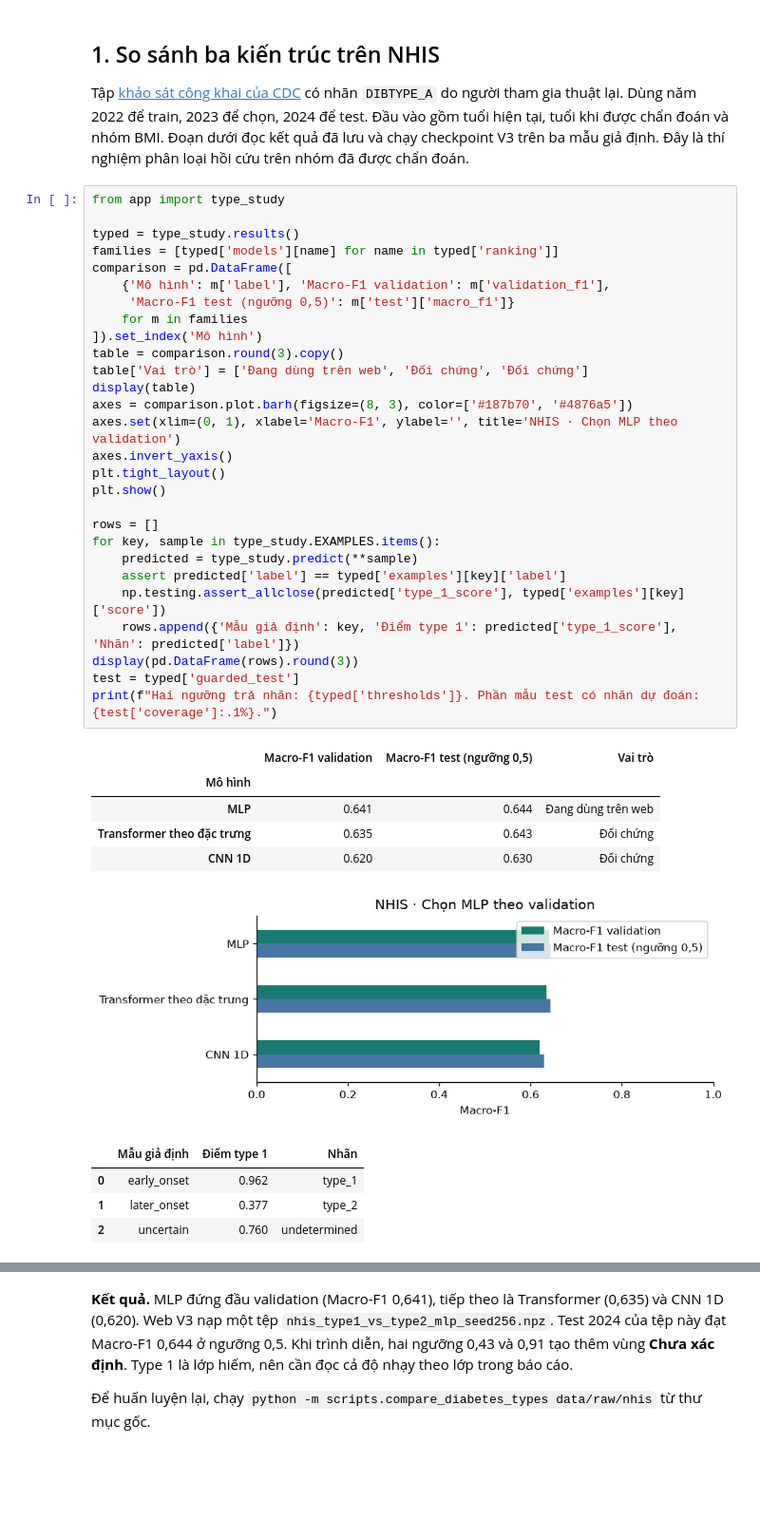
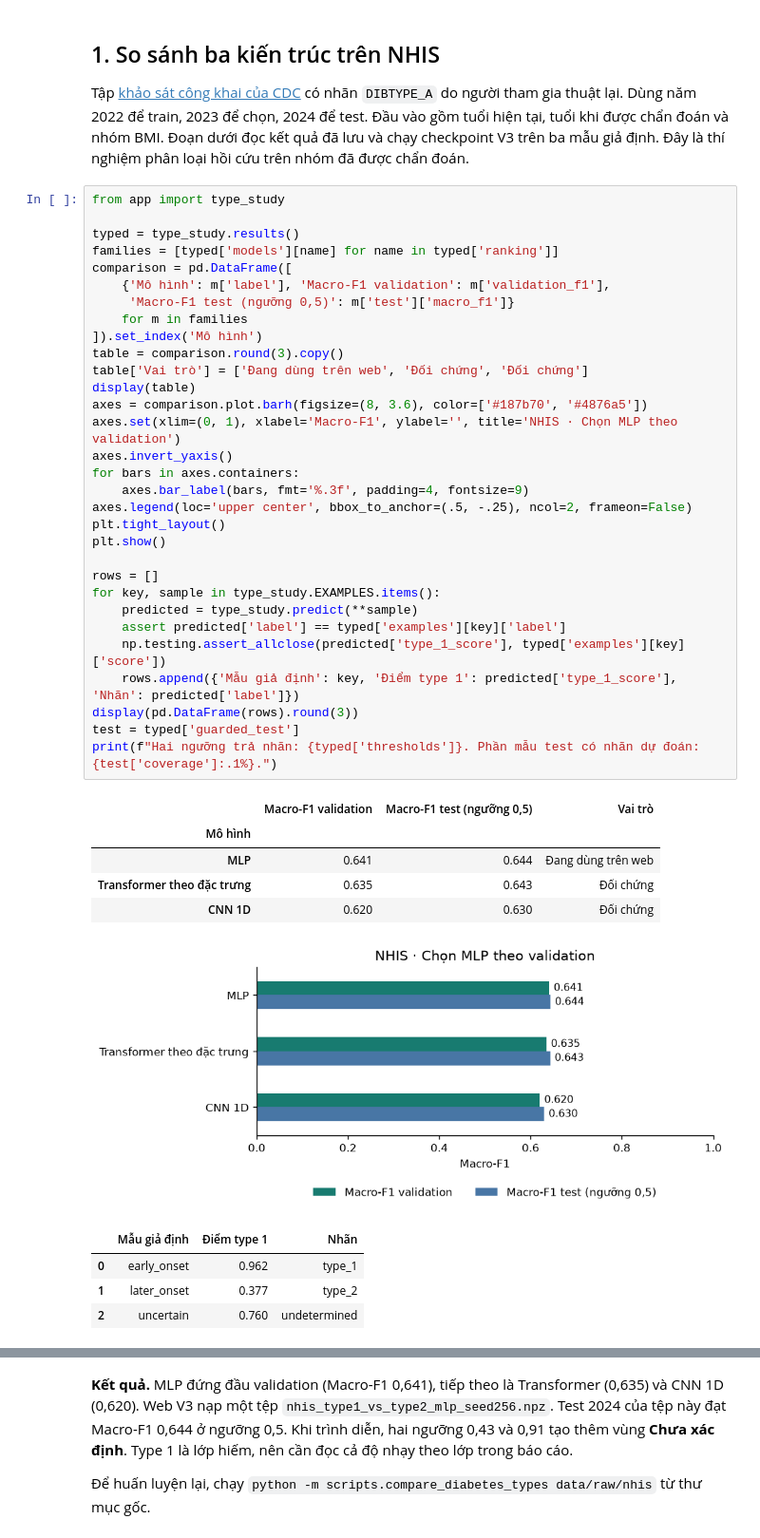
Before and after one commit to jellalaz/He_Thong_Thong_Minh_Thay_Que, a Jupyter notebook: notebooks/tieuluan_final_06_02_giangkt_v3.ipynb, the cells around one changed output, grey strips where cells are left out. Shown at 95% size. Saved outputs shown, nothing was run; the diff lists cells and outputs as text; blank space fills up the shorter version.

Commit message:
Make the three-model NHIS comparison chart easier to read

```diff
--- a/notebooks/tieuluan_final_06_02_giangkt_v3.ipynb
+++ b/notebooks/tieuluan_final_06_02_giangkt_v3.ipynb
@@ -37,35 +37,38 @@ from app import type_study
 typed = type_study.results()
 families = [typed['models'][name] for name in typed['ranking']]
 comparison = pd.DataFrame([
     {'Mô hình': m['label'], 'Macro-F1 validation': m['validation_f1'],
      'Macro-F1 test (ngưỡng 0,5)': m['test']['macro_f1']}
     for m in families
 ]).set_index('Mô hình')
 table = comparison.round(3).copy()
 table['Vai trò'] = ['Đang dùng trên web', 'Đối chứng', 'Đối chứng']
 display(table)
-axes = comparison.plot.barh(figsize=(8, 3), color=['#187b70', '#4876a5'])
+axes = comparison.plot.barh(figsize=(8, 3.6), color=['#187b70', '#4876a5'])
 axes.set(xlim=(0, 1), xlabel='Macro-F1', ylabel='', title='NHIS · Chọn MLP theo validation')
 axes.invert_yaxis()
+for bars in axes.containers:
+    axes.bar_label(bars, fmt='%.3f', padding=4, fontsize=9)
+axes.legend(loc='upper center', bbox_to_anchor=(.5, -.25), ncol=2, frameon=False)
 plt.tight_layout()
 plt.show()
 
 rows = []
 for key, sample in type_study.EXAMPLES.items():
     predicted = type_study.predict(**sample)
     assert predicted['label'] == typed['examples'][key]['label']
     np.testing.assert_allclose(predicted['type_1_score'], typed['examples'][key]['score'])
     rows.append({'Mẫu giả định': key, 'Điểm type 1': predicted['type_1_score'], 'Nhãn': predicted['label']})
 display(pd.DataFrame(rows).round(3))
 test = typed['guarded_test']
 print(f"Hai ngưỡng trả nhãn: {typed['thresholds']}. Phần mẫu test có nhãn dự đoán: {test['coverage']:.1%}.")
 # %% [output]
 |  | Macro-F1 validation | Macro-F1 test (ngưỡng 0,5) | Vai trò |
 | Mô hình |  |  |  |
 | MLP | 0.641 | 0.644 | Đang dùng trên web |
 | Transformer theo đặc trưng | 0.635 | 0.643 | Đối chứng |
 | CNN 1D | 0.620 | 0.630 | Đối chứng |
-[figure, old version]
+[figure, new version]
 |  | Mẫu giả định | Điểm type 1 | Nhãn |
 | 0 | early_onset | 0.962 | type_1 |
 | 1 | later_onset | 0.377 | type_2 |
```
